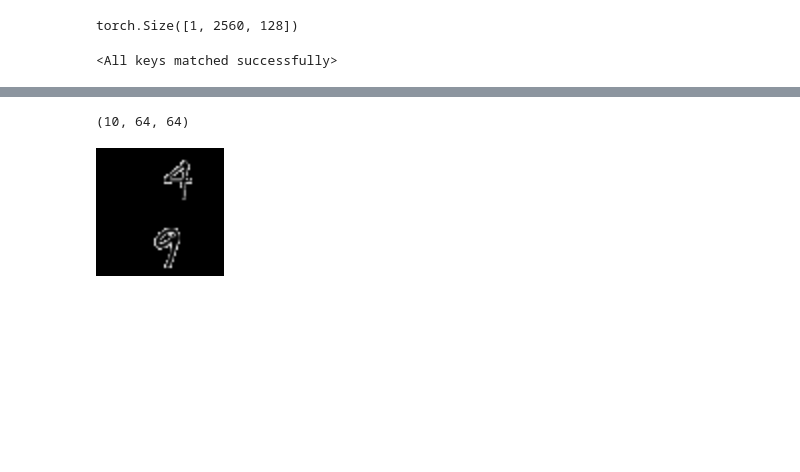
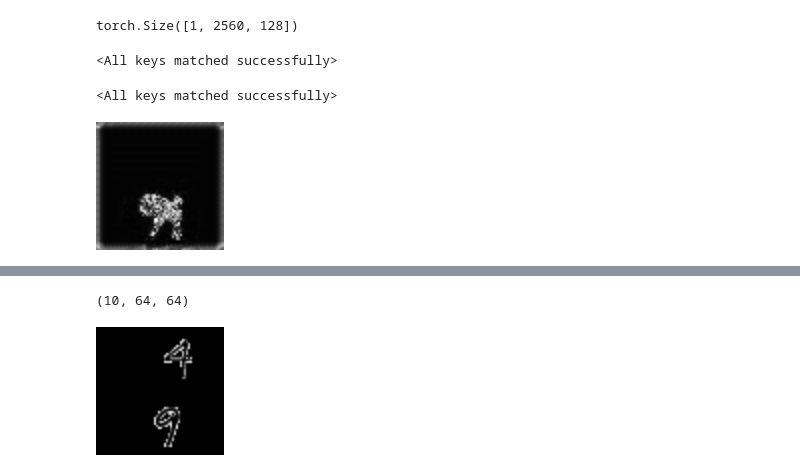
Before and after one commit to Ishushan02/Video-Generation-Flowing-MNIST, a Jupyter notebook: model-4-VQVAE.ipynb, the cells around one changed output, grey strips where cells are left out. Saved outputs shown, nothing was run; the diff lists cells and outputs as text; code cells hidden in the pictures; blank space fills up the shorter version.

```diff
--- a/model-4-VQVAE.ipynb
+++ b/model-4-VQVAE.ipynb
@@ -764,4 +764,11 @@ modelB.load_state_dict(modelValB)
 modelValA = torch.load("./model/VQVAE/vqvae-5.pt", map_location=torch.device('cpu'))
 modelA.load_state_dict(modelValA)
 
-sequences = predict_next10_sequences(data[50][:10], modelA, modelB)
+# sequences = predict_next10_sequences(data[50][:10], modelA, modelB)
+# %% [output]
+<All keys matched successfully>
+# %%
+sequences = predict_next10_sequences(data[50][:10], modelA, modelB)
+visualizeData(sequences)
+# %% [output]
+[figure, added]
```
Also changed, not shown: parts of 6 cells of this notebook, 4 other files.
